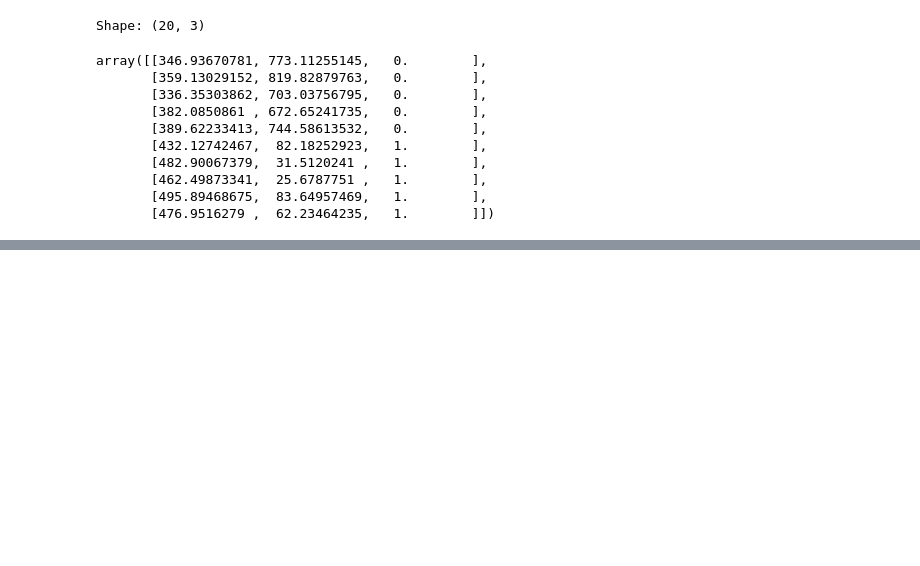
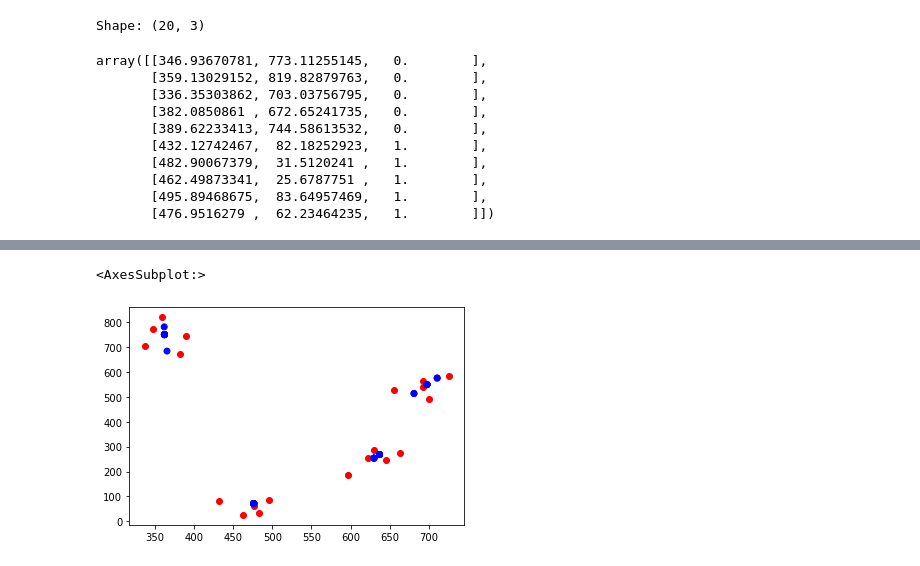
Before and after one commit to aballari9/CAB-Final-Project, a Jupyter notebook: src/hebbian_inhibitive_learning.ipynb, the cells around one changed output, grey strips where cells are left out. Cells and saved outputs as stored; diff of their text form; code cells hidden in the pictures; blank space fills up the shorter version.

```diff
--- a/src/hebbian_inhibitive_learning.ipynb
+++ b/src/hebbian_inhibitive_learning.ipynb
@@ -99,0 +108,26 @@ network.plot(raw_points)
+# %%
+# sampling training loop
+
+shape = raw_points.shape
+num_in_sample = shape[0] // 3
+for _ in range(training_iterations):
+  sample = raw_points[np.random.choice(np.arange(shape[0]), num_in_sample)]
+  for data_point in sample:
+      difference_vectors =  network.D - data_point.reshape(1, shape[1])
+      euclidean_distances = np.linalg.norm(difference_vectors, ord=2, axis=1)
+      nearby_indices = bottomk_indices(euclidean_distances, bottomk_number)
+      close_neurons_distances = euclidean_distances[nearby_indices]
+      closest_value_index = np.argmax(close_neurons_distances)
+      network.D[nearby_indices] = network.D[nearby_indices] - learning_rate * difference_vectors[nearby_indices]
+
+      # reduce weights of far away points
+      weight_change_reduction_indices = not_indices(nearby_indices, network.W.shape)
+      network.W[weight_change_reduction_indices] = np.clip(network.W[weight_change_reduction_indices] - 0.001, 0, 1)
+
+      # increase weights of nearby points
+      network.W[nearby_indices] = np.clip(network.W[nearby_indices] + 0.010, 0, 1)
+
+network.plot(raw_points)
+# %% [output]
+<AxesSubplot:>
+[figure, added]
```
Also changed, not shown: parts of 5 cells of this notebook.
